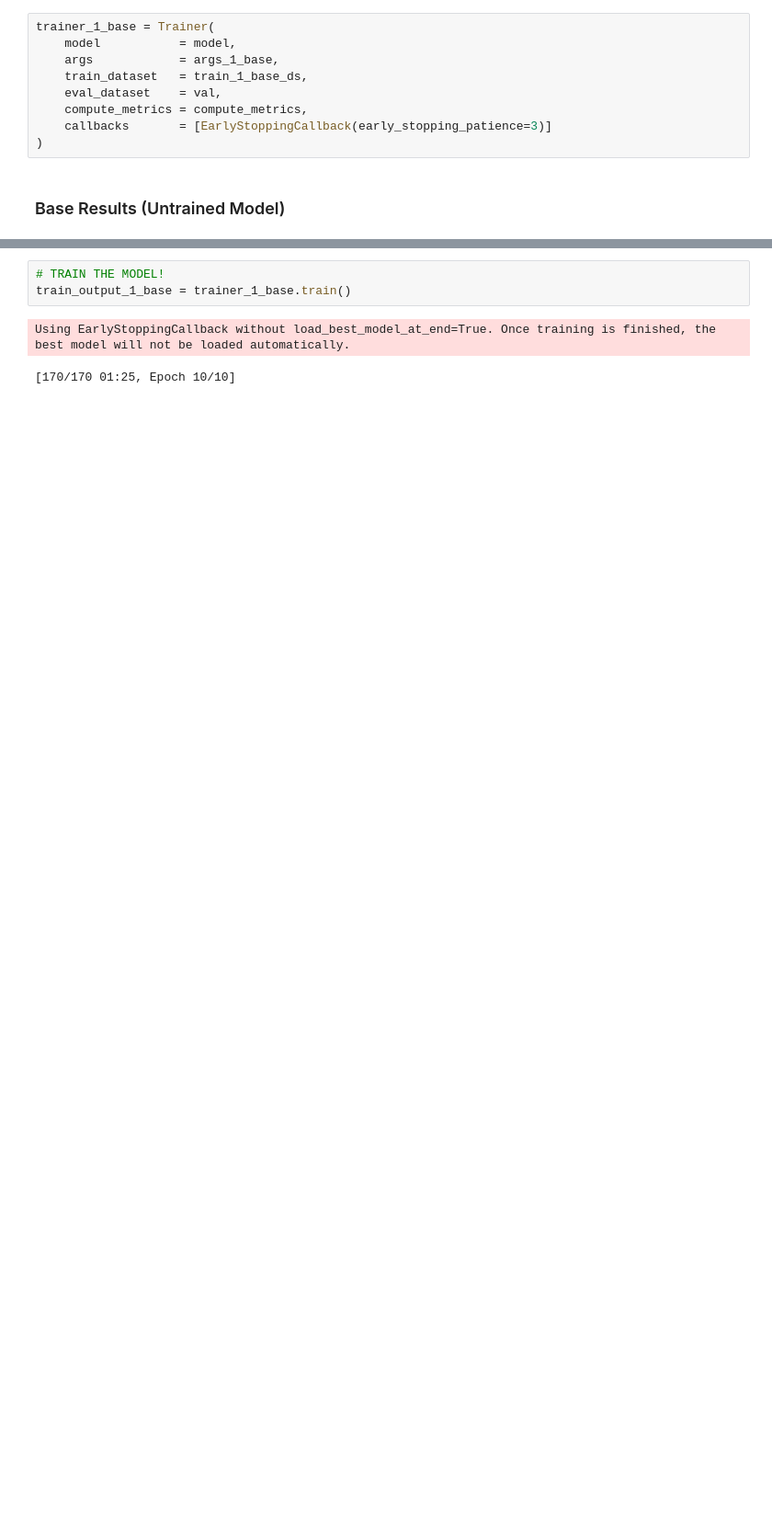
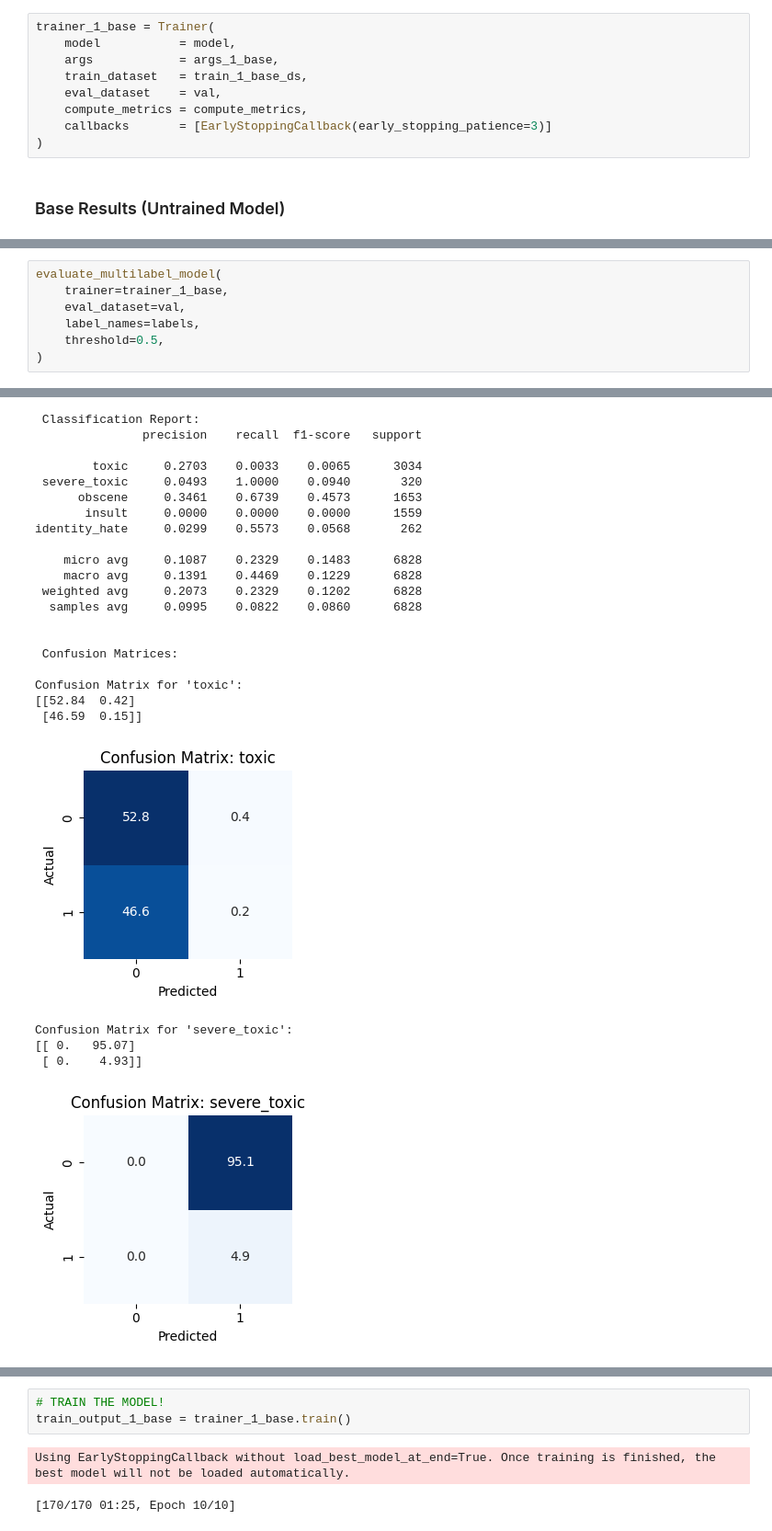
Before and after one commit to Viktoriag27/nlp-toxicity-classification-analysis, a Jupyter notebook: part_3_Alex/Part3.ipynb, the cells around one changed output, grey strips where cells are left out. Shown at 92% size. Saved outputs shown, nothing was run; the diff lists cells and outputs as text; blank space fills up the shorter version.

```diff
--- a/part_3_Alex/Part3.ipynb
+++ b/part_3_Alex/Part3.ipynb
@@ -489,0 +540,8 @@ Evaluation Results (1% dataset):
+# %%
+evaluate_multilabel_model(
+    trainer=trainer_1_base,
+    eval_dataset=val,
+    label_names=labels,
+    threshold=0.5,
+)
+# %% [output]
@@ -489,0 +549,25 @@ Evaluation Results (1% dataset):
+ Classification Report:
+               precision    recall  f1-score   support
+
+        toxic     0.2703    0.0033    0.0065      3034
+ severe_toxic     0.0493    1.0000    0.0940       320
+      obscene     0.3461    0.6739    0.4573      1653
+       insult     0.0000    0.0000    0.0000      1559
+identity_hate     0.0299    0.5573    0.0568       262
+
+    micro avg     0.1087    0.2329    0.1483      6828
+    macro avg     0.1391    0.4469    0.1229      6828
+ weighted avg     0.2073    0.2329    0.1202      6828
+  samples avg     0.0995    0.0822    0.0860      6828
+
+
+ Confusion Matrices:
+
+Confusion Matrix for 'toxic':
+[[52.84  0.42]
+ [46.59  0.15]]
+[figure, added]
+Confusion Matrix for 'severe_toxic':
+[[ 0.   95.07]
+ [ 0.    4.93]]
+[figure, added]
```
Also changed, not shown: parts of 18 cells of this notebook.
